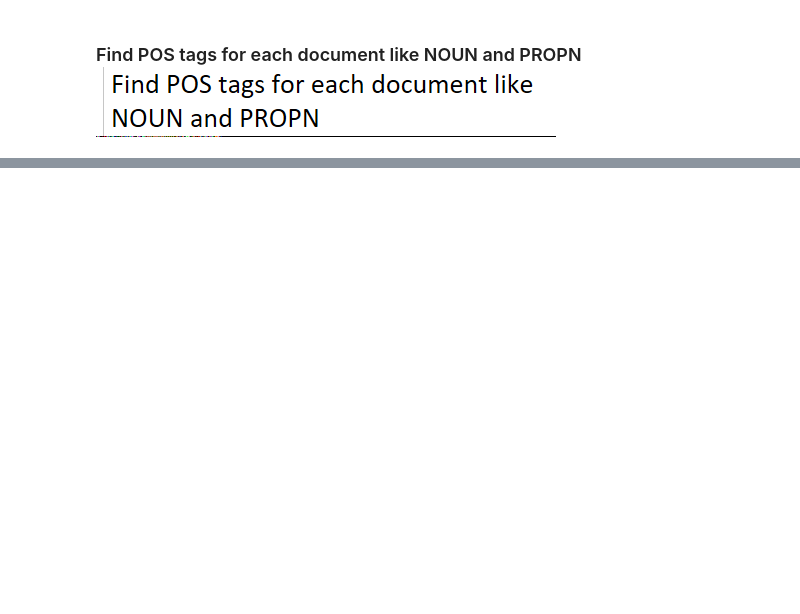
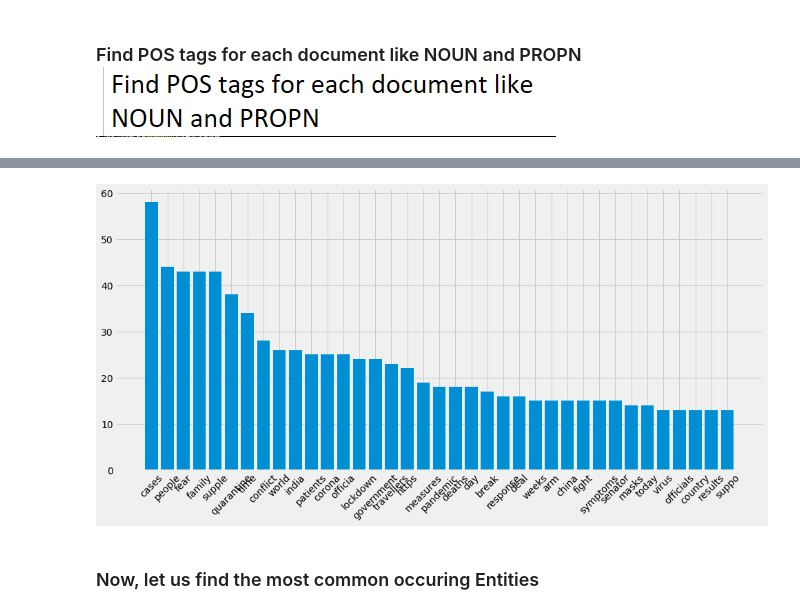
Before and after one commit to subhasisj/python-projects, a Jupyter notebook: Machine_Learning_Projects/COVID-19/Notebooks/Gaining_Insights_from_news_and_tweets.ipynb, the cells around one changed output, grey strips where cells are left out. Saved outputs shown, nothing was run; the diff lists cells and outputs as text; code cells hidden in the pictures; blank space fills up the shorter version.

```diff
--- a/Machine_Learning_Projects/COVID-19/Notebooks/Gaining_Insights_from_news_and_tweets.ipynb
+++ b/Machine_Learning_Projects/COVID-19/Notebooks/Gaining_Insights_from_news_and_tweets.ipynb
@@ -308,0 +318,4 @@ plt.show()
+# %%
+from collections import Counter
+
+noun_counts = Counter(tags_df.word)
@@ -308,0 +326,15 @@ plt.show()
+# %%
+most_common_nouns = noun_counts.most_common(40)
+for i in range(3):
+    most_common_nouns.pop(0)
+# %%
+plt.style.use('fivethirtyeight')
+# plt.title('Most Commonly Used NOUNs')
+plt.figure(figsize=(15,7))
+plt.xticks(rotation='45')
+plt.bar(*zip(*most_common_nouns))
+plt.show()
+# %% [output]
+[figure, added]
+# %% [markdown]
+### Now, let us find the most common occuring Entities
```
Also changed, not shown: parts of 22 cells of this notebook.
